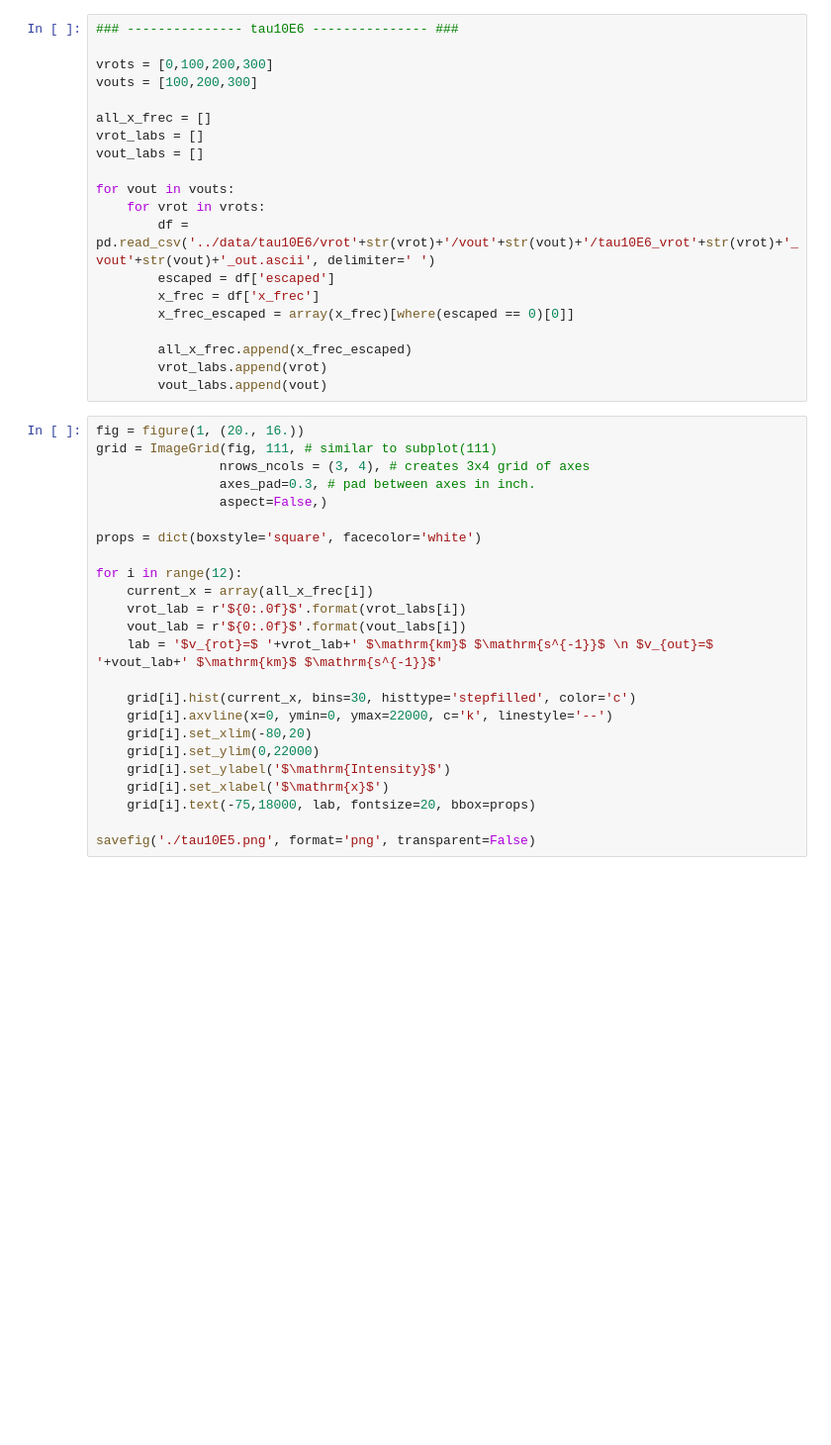
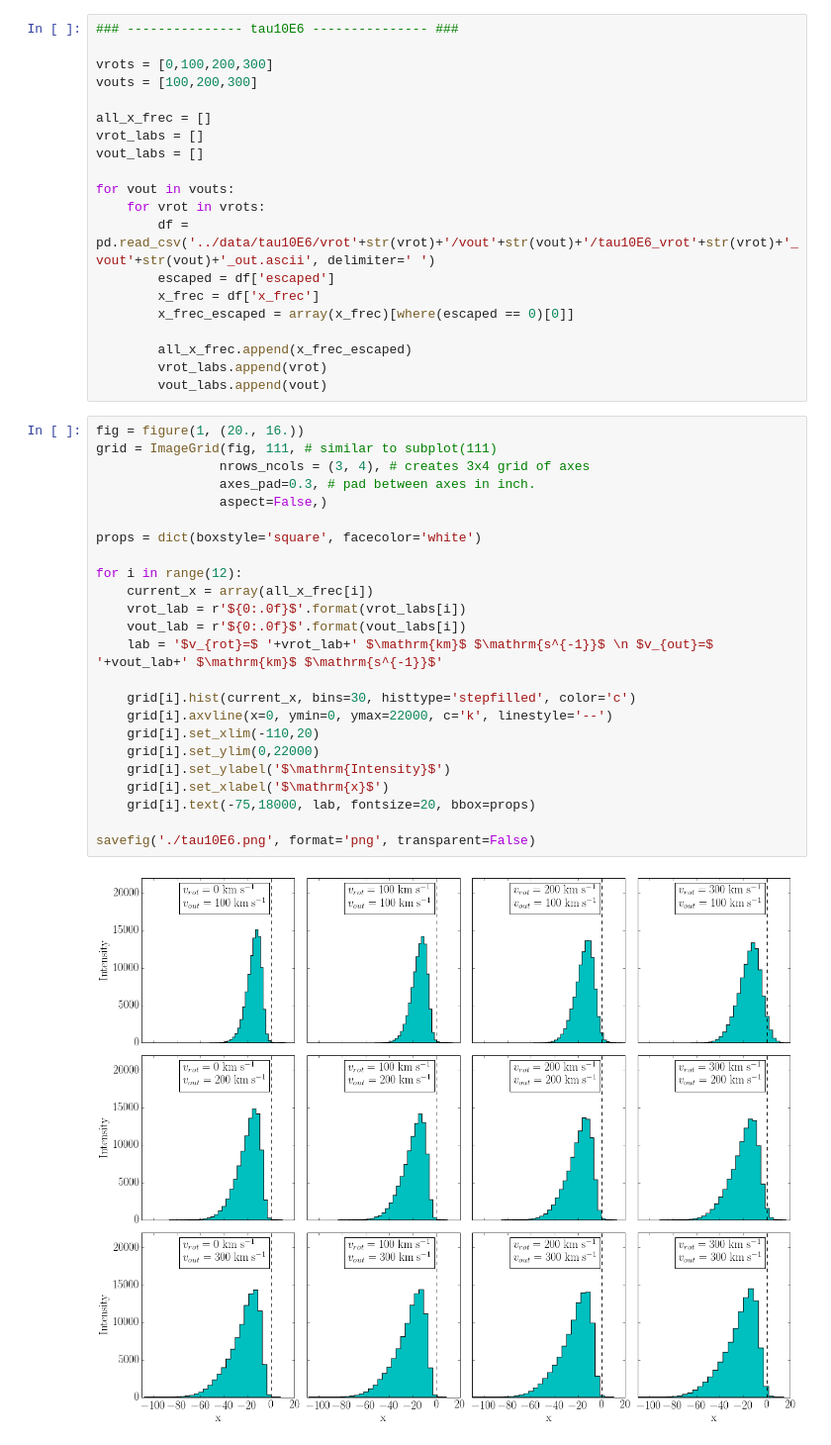
Before and after one commit to astroandes/CLARA_RotationOutflows, a Jupyter notebook: plots/plots.ipynb, the cells around one changed output. Shown: that part at 99% size. Saved outputs shown, nothing was run; the diff lists cells and outputs as text; blank space fills up the shorter version.

```diff
--- a/plots/plots.ipynb
+++ b/plots/plots.ipynb
@@ -75,24 +75,26 @@ for vout in vouts:
 # %%
 fig = figure(1, (20., 16.))
 grid = ImageGrid(fig, 111, # similar to subplot(111)
                 nrows_ncols = (3, 4), # creates 3x4 grid of axes
                 axes_pad=0.3, # pad between axes in inch.
                 aspect=False,)
 
 props = dict(boxstyle='square', facecolor='white')
 
 for i in range(12):
     current_x = array(all_x_frec[i])
     vrot_lab = r'${0:.0f}$'.format(vrot_labs[i])
     vout_lab = r'${0:.0f}$'.format(vout_labs[i])
     lab = '$v_{rot}=$ '+vrot_lab+' $\mathrm{km}$ $\mathrm{s^{-1}}$ \n $v_{out}=$ '+vout_lab+' $\mathrm{km}$ $\mathrm{s^{-1}}$'
 
     grid[i].hist(current_x, bins=30, histtype='stepfilled', color='c')
     grid[i].axvline(x=0, ymin=0, ymax=22000, c='k', linestyle='--')
-    grid[i].set_xlim(-80,20)
+    grid[i].set_xlim(-110,20)
     grid[i].set_ylim(0,22000)
     grid[i].set_ylabel('$\mathrm{Intensity}$')
     grid[i].set_xlabel('$\mathrm{x}$')
     grid[i].text(-75,18000, lab, fontsize=20, bbox=props)
 
-savefig('./tau10E5.png', format='png', transparent=False)
+savefig('./tau10E6.png', format='png', transparent=False)
+# %% [output]
+[figure, added]
```
Also changed, not shown: parts of 3 cells of this notebook, 3 other files.
